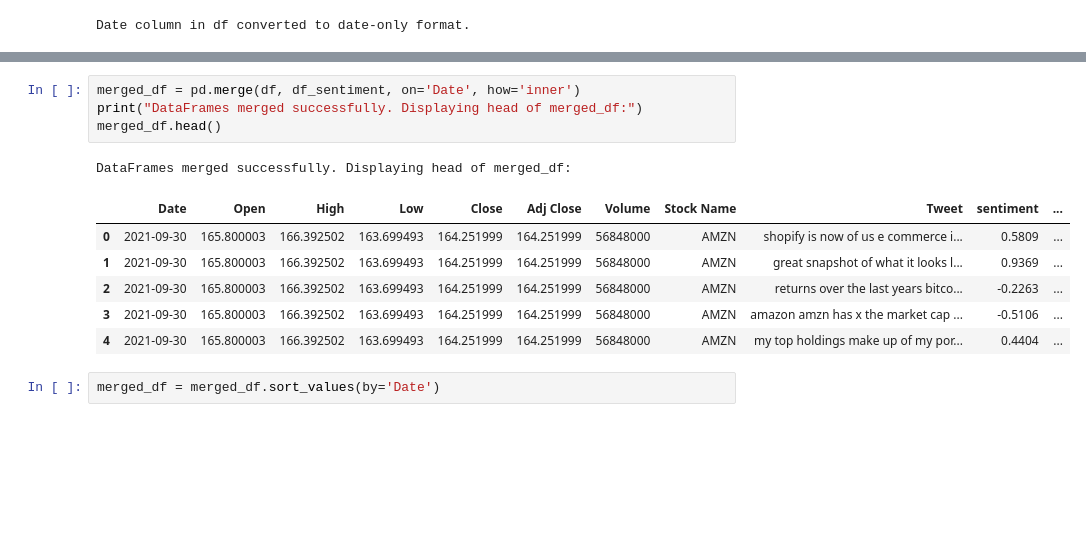
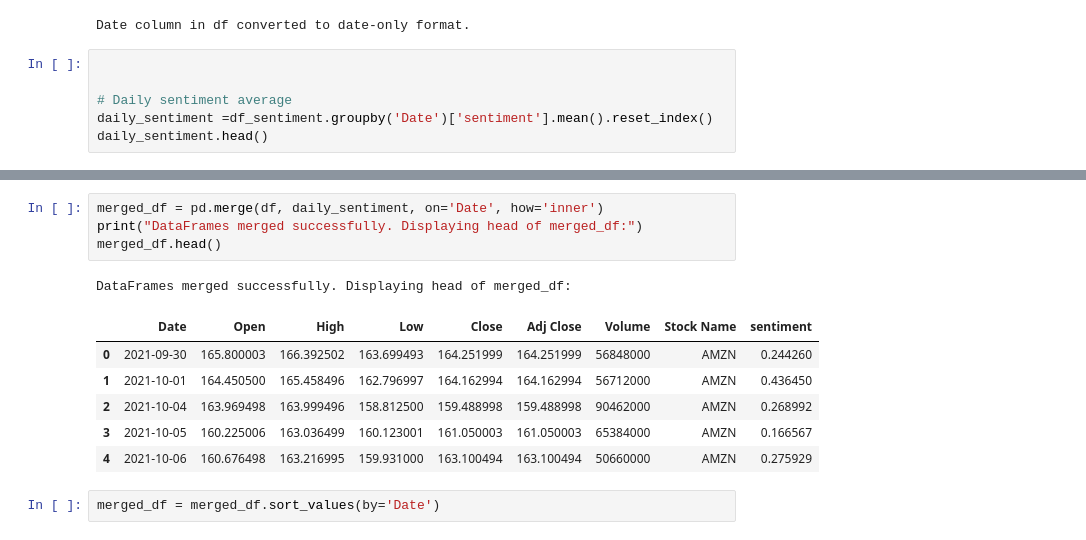
Before and after one commit to ombhosale9172/Stock-Price-Prediction-Using-LSTM-and-Sentiment-Analysis, a Jupyter notebook: Stock_price_hybrid_model.ipynb, the cells around one changed output, grey strips where cells are left out. Cells and saved outputs as stored; diff of their text form; blank space fills up the shorter version.

```diff
--- a/Stock_price_hybrid_model.ipynb
+++ b/Stock_price_hybrid_model.ipynb
@@ -363,3 +345,9 @@ df['Date'] = pd.to_datetime(df['Date']).dt.date
 print("Date column in df converted to date-only format.")
 # %% [output]
 Date column in df converted to date-only format.
+# %%
+
+
+# Daily sentiment average
+daily_sentiment =df_sentiment.groupby('Date')['sentiment'].mean().reset_index()
+daily_sentiment.head()
@@ -366,15 +361,15 @@ Date column in df converted to date-only format.
 # %%
-merged_df = pd.merge(df, df_sentiment, on='Date', how='inner')
+merged_df = pd.merge(df, daily_sentiment, on='Date', how='inner')
 print("DataFrames merged successfully. Displaying head of merged_df:")
 merged_df.head()
 # %% [output]
 DataFrames merged successfully. Displaying head of merged_df:
-|  | Date | Open | High | Low | Close | Adj Close | Volume | Stock Name | Tweet | sentiment | ... |
-| 0 | 2021-09-30 | 165.800003 | 166.392502 | 163.699493 | 164.251999 | 164.251999 | 56848000 | AMZN | shopify is now of us e commerce i... | 0.5809 | ... |
-| 1 | 2021-09-30 | 165.800003 | 166.392502 | 163.699493 | 164.251999 | 164.251999 | 56848000 | AMZN | great snapshot of what it looks l... | 0.9369 | ... |
-| 2 | 2021-09-30 | 165.800003 | 166.392502 | 163.699493 | 164.251999 | 164.251999 | 56848000 | AMZN | returns over the last years bitco... | -0.2263 | ... |
-| 3 | 2021-09-30 | 165.800003 | 166.392502 | 163.699493 | 164.251999 | 164.251999 | 56848000 | AMZN | amazon amzn has x the market cap ... | -0.5106 | ... |
-| 4 | 2021-09-30 | 165.800003 | 166.392502 | 163.699493 | 164.251999 | 164.251999 | 56848000 | AMZN | my top holdings make up of my por... | 0.4404 | ... |
+|  | Date | Open | High | Low | Close | Adj Close | Volume | Stock Name | sentiment |
+| 0 | 2021-09-30 | 165.800003 | 166.392502 | 163.699493 | 164.251999 | 164.251999 | 56848000 | AMZN | 0.244260 |
+| 1 | 2021-10-01 | 164.450500 | 165.458496 | 162.796997 | 164.162994 | 164.162994 | 56712000 | AMZN | 0.436450 |
+| 2 | 2021-10-04 | 163.969498 | 163.999496 | 158.812500 | 159.488998 | 159.488998 | 90462000 | AMZN | 0.268992 |
+| 3 | 2021-10-05 | 160.225006 | 163.036499 | 160.123001 | 161.050003 | 161.050003 | 65384000 | AMZN | 0.166567 |
+| 4 | 2021-10-06 | 160.676498 | 163.216995 | 159.931000 | 163.100494 | 163.100494 | 50660000 | AMZN | 0.275929 |
 # %%
 merged_df = merged_df.sort_values(by='Date')
 # %%
```
Also changed, not shown: parts of 24 cells of this notebook.
